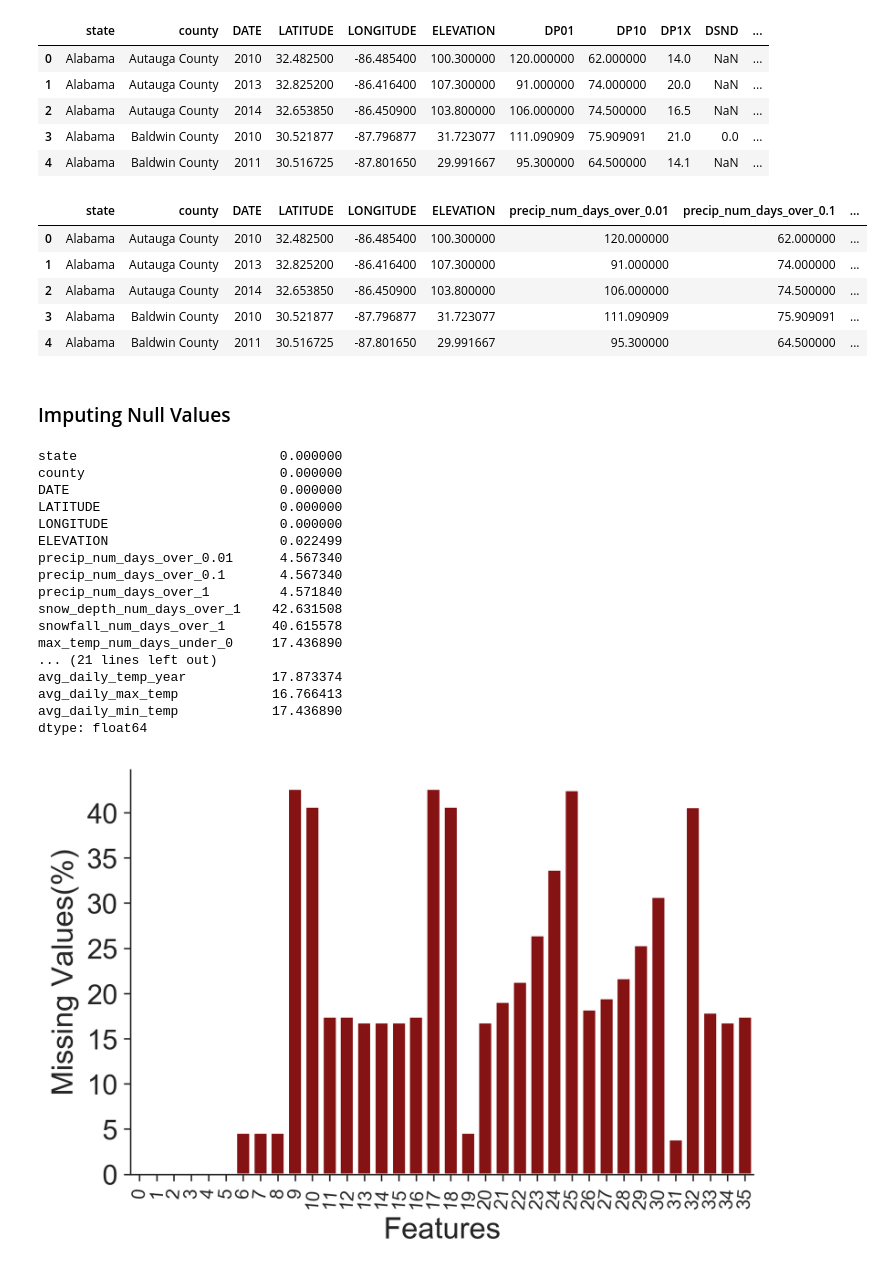
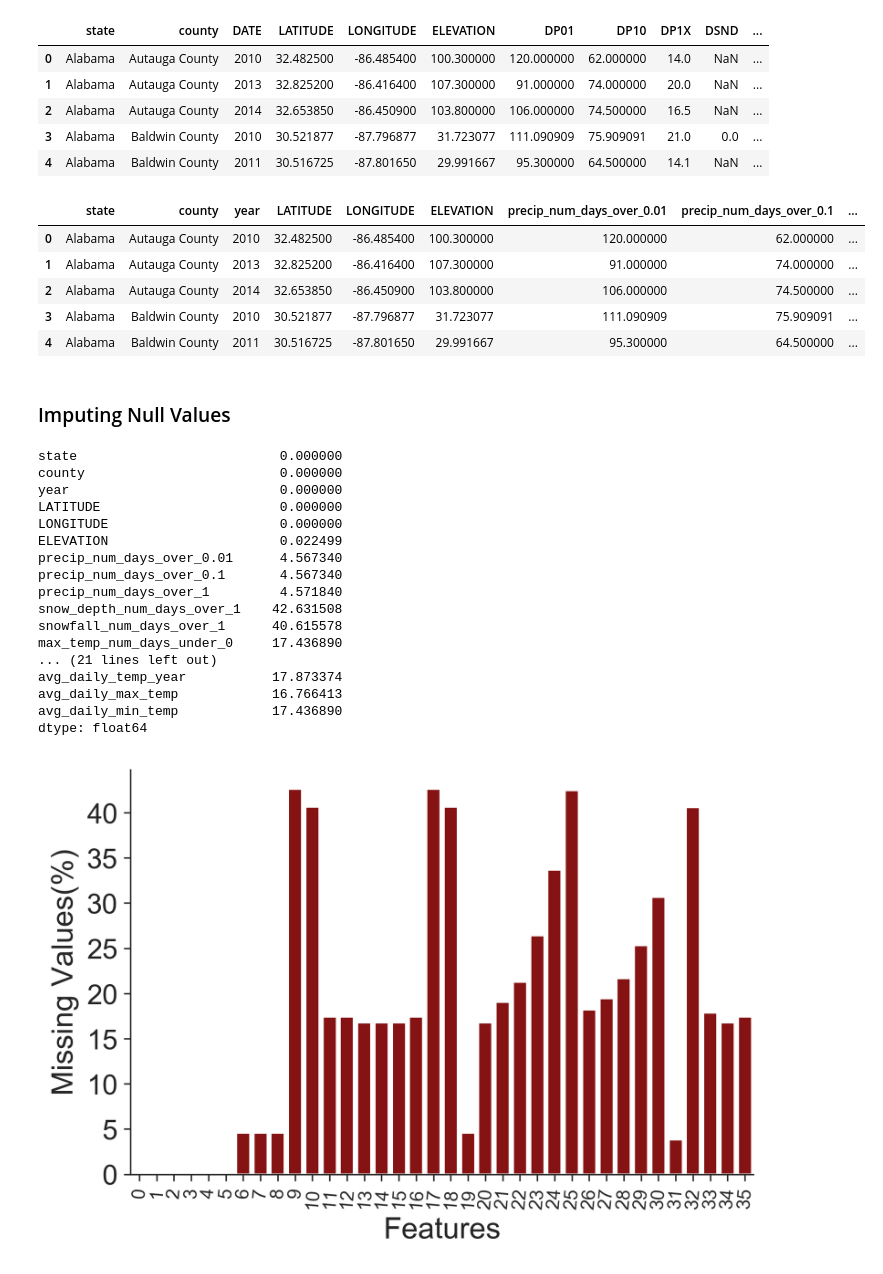
Before and after one commit to tcbonds/lyme-disease-classifier, a Jupyter notebook: 3_Cleaning_Features_and_Merging_with_Target.ipynb, the cells around one changed output. Saved outputs shown, nothing was run; the diff lists cells and outputs as text; code cells hidden in the pictures.

Commit message:
Relabeled "DATE" column to "year", respaced column relabeling code, and added the "next_year" column.

```diff
--- a/3_Cleaning_Features_and_Merging_with_Target.ipynb
+++ b/3_Cleaning_Features_and_Merging_with_Target.ipynb
@@ -85,14 +85,24 @@ climate_df.head()
 | 4 | Alabama | Baldwin County | 2011 | 30.516725 | -87.801650 | 29.991667 | 95.300000 | 64.500000 | 14.1 | NaN | ... |
 # %%
 # Relabeling columns for easier understanding
-climate_df.rename(columns={'DP01':'precip_num_days_over_0.01', 'DP10':'precip_num_days_over_0.1','DP1X':'precip_num_days_over_1', 'DSND':'snow_depth_num_days_over_1', 'DSNW':'snowfall_num_days_over_1', 'DT00':'max_temp_num_days_under_0', 'DT32':'min_temp_num_days_under_32', 'DX32':'max_temp_num_days_under_32',
-       'DX70':'max_temp_num_days_over_70', 'DX90':'max_temp_num_days_over_90', 'EMNT':'min_temp_year', 'EMSD':'max_snow_depth_year', 'EMSN':'max_snowfall_year', 'EMXP':'max_precip_day', 'EMXT':'max_temp_year', 'FZF0':'first_min_temp_under_32',
-       'FZF1':'first_min_temp_under_28', 'FZF2':'first_min_temp_under_24', 'FZF3':'first_min_temp_under_20', 'FZF4':'first_min_temp_under_16', 'FZF5':'last_min_temp_under_32', 'FZF6':'last_min_temp_under_28', 'FZF7':'last_min_temp_under_24', 'FZF8':'last_min_temp_under_20',
-       'FZF9':'last_min_temp_under_16', 'PRCP':'total_precip_year', 'SNOW':'total_snowfall_year', 'TAVG':'avg_daily_temp_year', 'TMAX':'avg_daily_max_temp', 'TMIN':'avg_daily_min_temp'},inplace=True)
+climate_df.rename(columns={'DP01':'precip_num_days_over_0.01', 'DP10':'precip_num_days_over_0.1',
+                           'DP1X':'precip_num_days_over_1', 'DSND':'snow_depth_num_days_over_1',
+                           'DSNW':'snowfall_num_days_over_1', 'DT00':'max_temp_num_days_under_0',
+                           'DT32':'min_temp_num_days_under_32', 'DX32':'max_temp_num_days_under_32',
+                           'DX70':'max_temp_num_days_over_70', 'DX90':'max_temp_num_days_over_90',
+                           'EMNT':'min_temp_year','EMSD':'max_snow_depth_year', 'EMSN':'max_snowfall_year',
+                           'EMXP':'max_precip_day', 'EMXT':'max_temp_year', 'FZF0':'first_min_temp_under_32',
+                           'FZF1':'first_min_temp_under_28', 'FZF2':'first_min_temp_under_24',
+                           'FZF3':'first_min_temp_under_20', 'FZF4':'first_min_temp_under_16',
+                           'FZF5':'last_min_temp_under_32', 'FZF6':'last_min_temp_under_28',
+                           'FZF7':'last_min_temp_under_24', 'FZF8':'last_min_temp_under_20',
+                           'FZF9':'last_min_temp_under_16', 'PRCP':'total_precip_year',
+                           'SNOW':'total_snowfall_year', 'TAVG':'avg_daily_temp_year',
+                           'TMAX':'avg_daily_max_temp', 'TMIN':'avg_daily_min_temp', 'DATE':'year'},inplace=True)
 
 climate_df.head()
 # %% [output]
-|  | state | county | DATE | LATITUDE | LONGITUDE | ELEVATION | precip_num_days_over_0.01 | precip_num_days_over_0.1 | ... |
+|  | state | county | year | LATITUDE | LONGITUDE | ELEVATION | precip_num_days_over_0.01 | precip_num_days_over_0.1 | ... |
 | 0 | Alabama | Autauga County | 2010 | 32.482500 | -86.485400 | 100.300000 | 120.000000 | 62.000000 | ... |
 | 1 | Alabama | Autauga County | 2013 | 32.825200 | -86.416400 | 107.300000 | 91.000000 | 74.000000 | ... |
 | 2 | Alabama | Autauga County | 2014 | 32.653850 | -86.450900 | 103.800000 | 106.000000 | 74.500000 | ... |
@@ -107,7 +117,7 @@ print(null_percent_before_imputing)
 # %% [output]
 state                          0.000000
 county                         0.000000
-DATE                           0.000000
+year                           0.000000
 LATITUDE                       0.000000
 LONGITUDE                      0.000000
 ELEVATION                      0.022499
```
Also changed, not shown: parts of 7 cells of this notebook.
